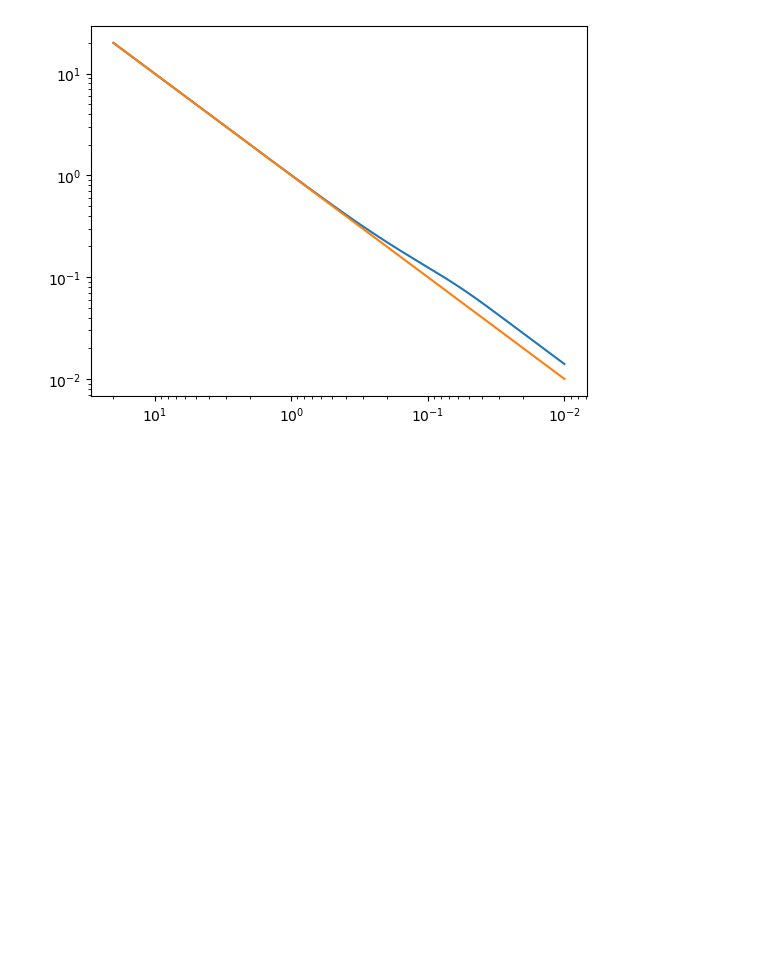
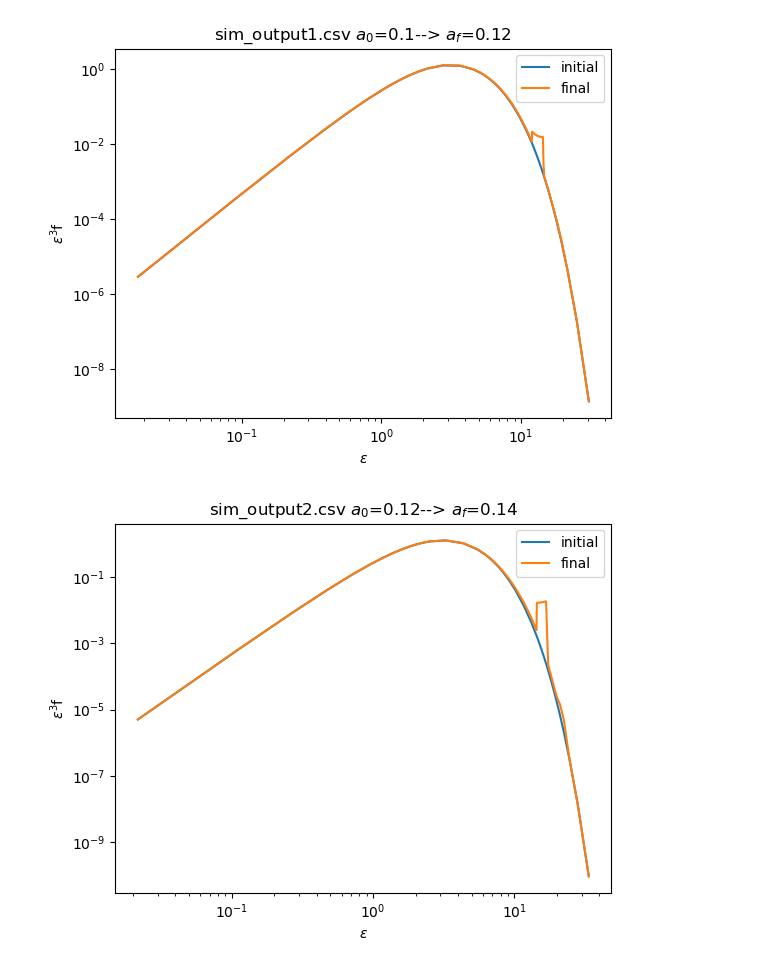
Before and after one commit to nuLABatUSD/SterileScatter, a Jupyter notebook: testplot.ipynb, the cells around one changed output. Saved outputs shown, nothing was run; the diff lists cells and outputs as text; code cells hidden in the pictures; blank space fills up the shorter version.

```diff
--- a/testplot.ipynb
+++ b/testplot.ipynb
@@ -68,32 +122,38 @@ plt.show()
-# %%
-# Imports
-import numpy as np
-import matplotlib.pyplot as plt
-import matplotlib.colors as colors
-import csv
-
-a = np.zeros(134)
-T = np.zeros(134)
-
-with open('output3.csv', mode ='r') as file:
-    csvFile = csv.reader(file)
-    i = 0
-    for lines in csvFile:
-        a[i] = (lines[0])
-        T[i] = (lines[1240])
-        i+=1
-
-
-T_cm = 1/a
-
-T_1 = T_cm
-
-fig, ax = plt.subplots()
-ax.plot(T_cm, T)
-ax.plot(T_cm, T_1)
-plt.xscale('log')
-plt.yscale('log')
-ax.invert_xaxis() # Invert the x axis
-plt.show()
-# %% [output]
-[figure, removed]
+# %%
+# Imports
+import numpy as np
+import matplotlib.pyplot as plt
+import matplotlib.colors as colors
+import csv
+
+for i in range(5):
+    data = np.loadtxt(f"outputs/sim_output{i+1}.csv", delimiter=',')
+    data2 = np.loadtxt(f"outputs/eps_output{i+1}.csv", delimiter=',')
+
+    a = data[:,0]
+    da = data[:,1]
+    T = data[:,-1]
+    t = data[:,-2]
+    d = data[:,-3]
+
+    eps = data2[0,:]
+
+    f_i = data[0,2:2+200]
+    f_f = data[-1,2:2+200]
+
+    initial = eps**3 * f_i
+    final = eps**3 * f_f
+
+
+    fig, ax = plt.subplots()
+    #ax.loglog(eps,initial,markersize = 3,marker='o',label='initial')
+    ax.loglog(eps,initial,label='initial')
+    ax.loglog(eps, final,label='final')
+    plt.title(f"sim_output{i+1}.csv" + " $a_0$=" + str(a[0]) + "--> $a_f$=" + str(round(a[-1],3)))
+    plt.xlabel('$\\epsilon$')
+    plt.ylabel('$\\epsilon^3$f')
+    plt.legend()
+plt.show()
+# %% [output]
+[figure, added]
+[figure, added]
```
Also changed, not shown: parts of 9 cells of this notebook, 10 other files.
